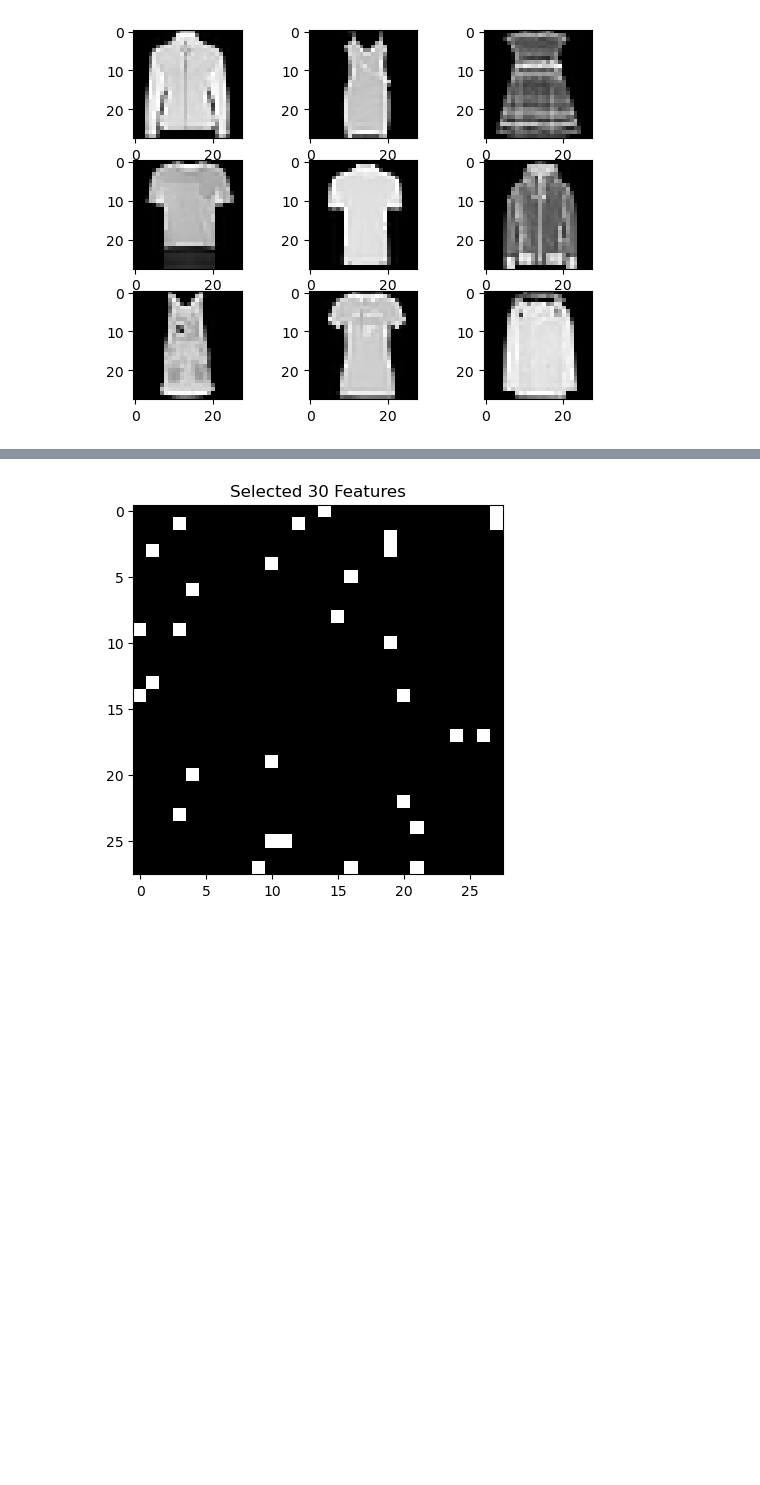
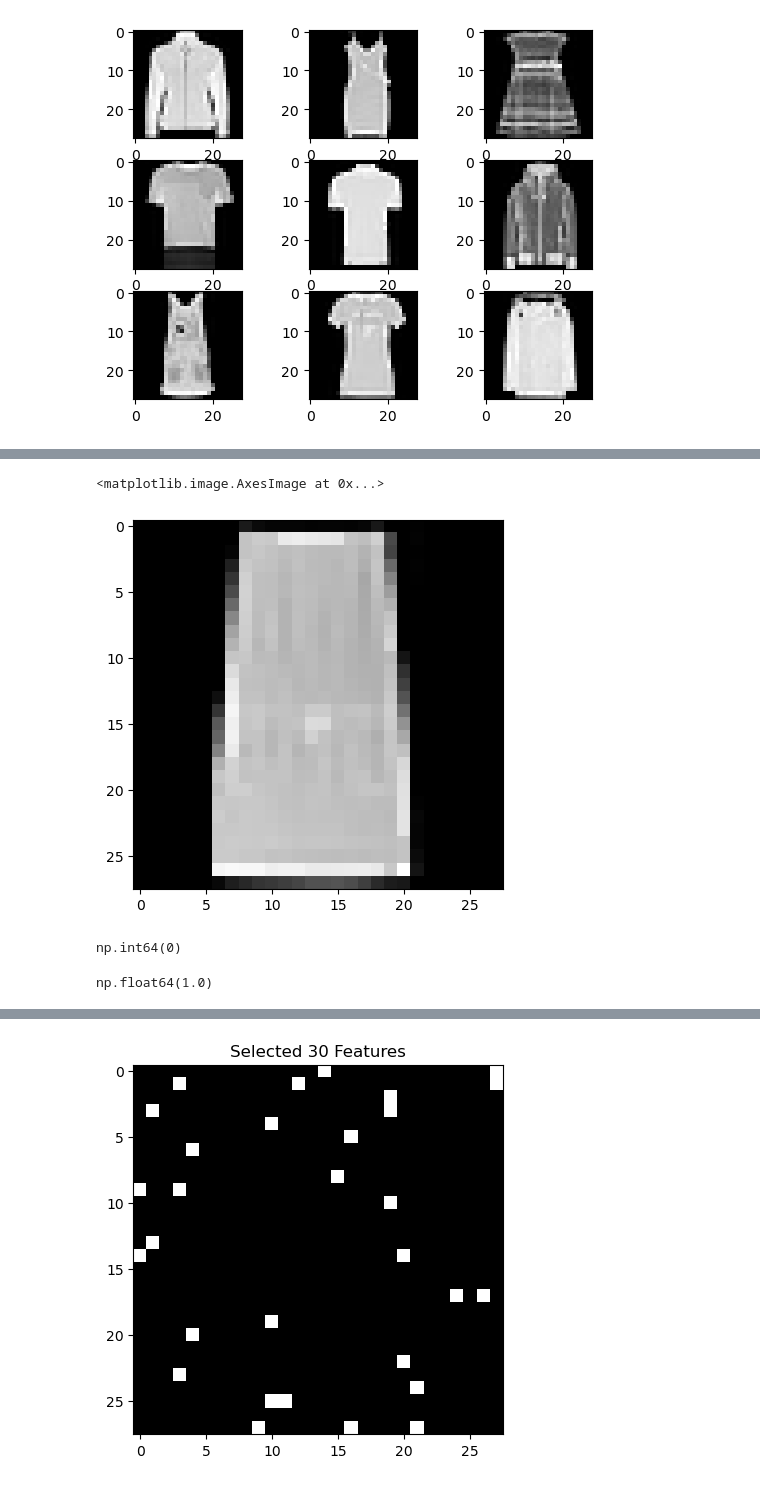
Before and after one commit to AndreaBaretta/Linear_Programming_ECE236A, a Jupyter notebook: Code/Code/ECE236A_Project_Demo.ipynb, the cells around one changed output, grey strips where cells are left out. Cells and saved outputs as stored; diff of their text form; code cells hidden in the pictures; blank space fills up the shorter version.

```diff
--- a/Code/Code/ECE236A_Project_Demo.ipynb
+++ b/Code/Code/ECE236A_Project_Demo.ipynb
@@ -163,4 +165,8 @@ plt.show()
 # %% [output]
 MNIST data shape:  (1000, 784) (1000,)
 [figure]
+# %%
+# Some preprocessing
+mnist_data['trainY'][mnist_data['trainY'] >= 3] -= 2
+mnist_data['testY'][mnist_data['testY'] >= 3] -= 2
 # %%
@@ -181,0 +202,13 @@ print(classifier.evaluate(mnist_data['testX'], mnist_data['testY']))
+# %%
+plt.imshow(mnist_data['testX'][12].reshape(28,28), cmap='gray')
+# %% [output]
+<matplotlib.image.AxesImage at 0x...>
+[figure, added]
+# %%
+preds[10]
+# %% [output]
+np.int64(0)
+# %%
+mnist_data['testY'][10]
+# %% [output]
+np.float64(1.0)
```
Also changed, not shown: parts of 65 cells of this notebook, 1 other file.
